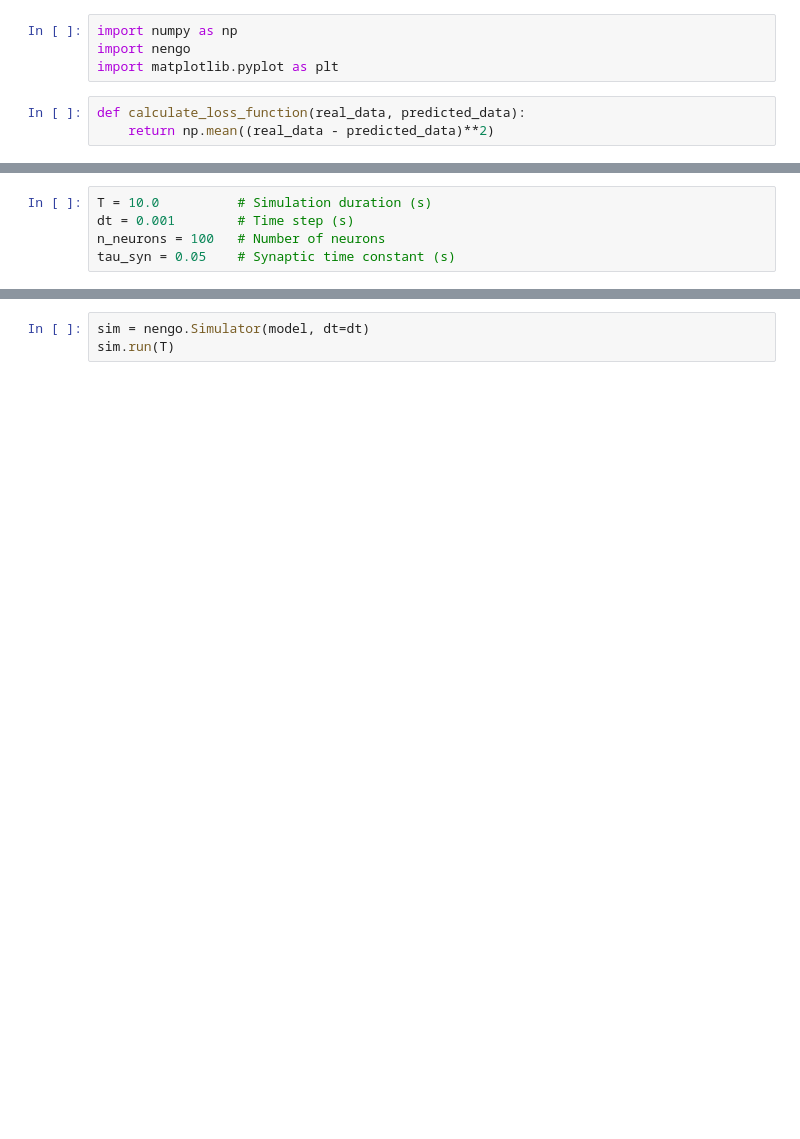
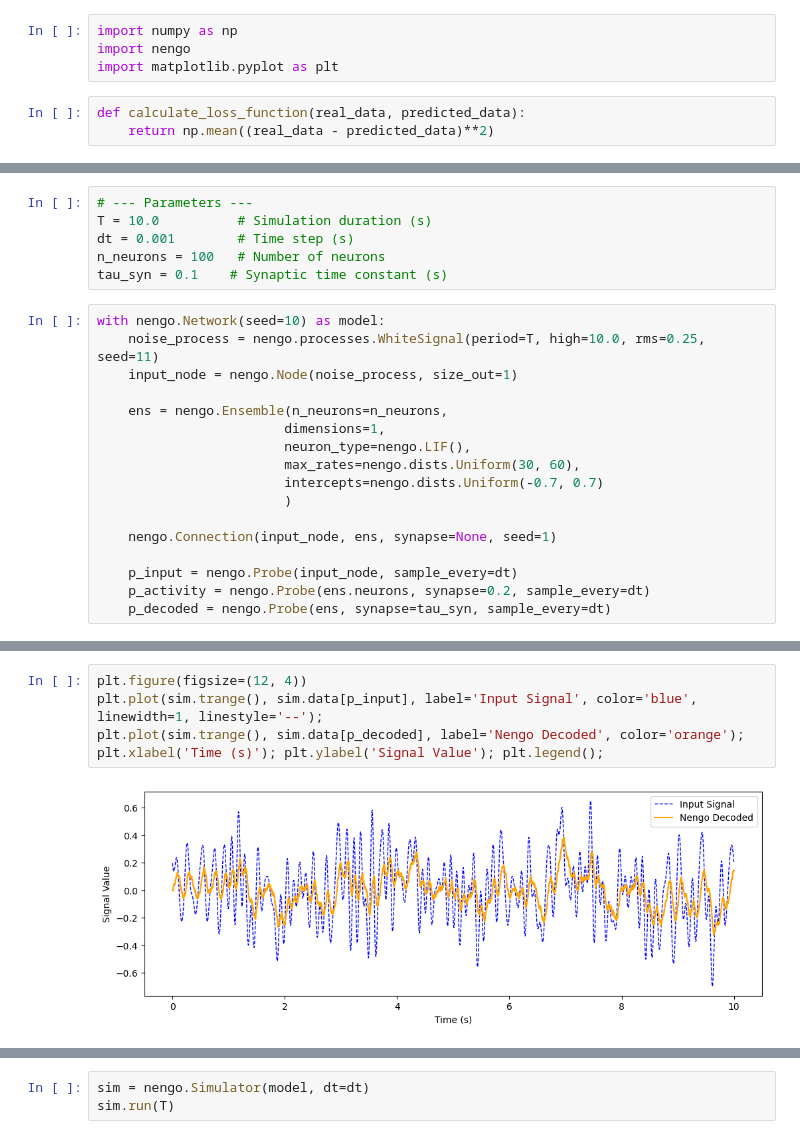
Before and after one commit to whtsupbab3/biologically-plausible-fir-decoding-for-adaptive-neurons, a Jupyter notebook: experiments/instantaneous-decoding.ipynb, the cells around one changed output, grey strips where cells are left out. Cells and saved outputs as stored; diff of their text form; blank space fills up the shorter version.

```diff
--- a/experiments/instantaneous-decoding.ipynb
+++ b/experiments/instantaneous-decoding.ipynb
@@ -8,5 +12,23 @@ def calculate_loss_function(real_data, predicted_data):
 # %%
+# --- Parameters ---
 T = 10.0          # Simulation duration (s)
 dt = 0.001        # Time step (s)
 n_neurons = 100   # Number of neurons
-tau_syn = 0.05    # Synaptic time constant (s)
+tau_syn = 0.1    # Synaptic time constant (s)
+# %%
+with nengo.Network(seed=10) as model:
+    noise_process = nengo.processes.WhiteSignal(period=T, high=10.0, rms=0.25, seed=11)
+    input_node = nengo.Node(noise_process, size_out=1)
+
+    ens = nengo.Ensemble(n_neurons=n_neurons,
+                        dimensions=1,
+                        neuron_type=nengo.LIF(),
+                        max_rates=nengo.dists.Uniform(30, 60),
+                        intercepts=nengo.dists.Uniform(-0.7, 0.7)
+                        )
+
+    nengo.Connection(input_node, ens, synapse=None, seed=1)
+
+    p_input = nengo.Probe(input_node, sample_every=dt)
+    p_activity = nengo.Probe(ens.neurons, synapse=0.2, sample_every=dt)
+    p_decoded = nengo.Probe(ens, synapse=tau_syn, sample_every=dt)
@@ -12,0 +42,7 @@ tau_syn = 0.05    # Synaptic time constant (s)
+# %%
+plt.figure(figsize=(12, 4))
+plt.plot(sim.trange(), sim.data[p_input], label='Input Signal', color='blue', linewidth=1, linestyle='--');
+plt.plot(sim.trange(), sim.data[p_decoded], label='Nengo Decoded', color='orange');
+plt.xlabel('Time (s)'); plt.ylabel('Signal Value'); plt.legend();
+# %% [output]
+[figure, added]
```
Also changed, not shown: parts of 10 cells of this notebook, 2 other files.
